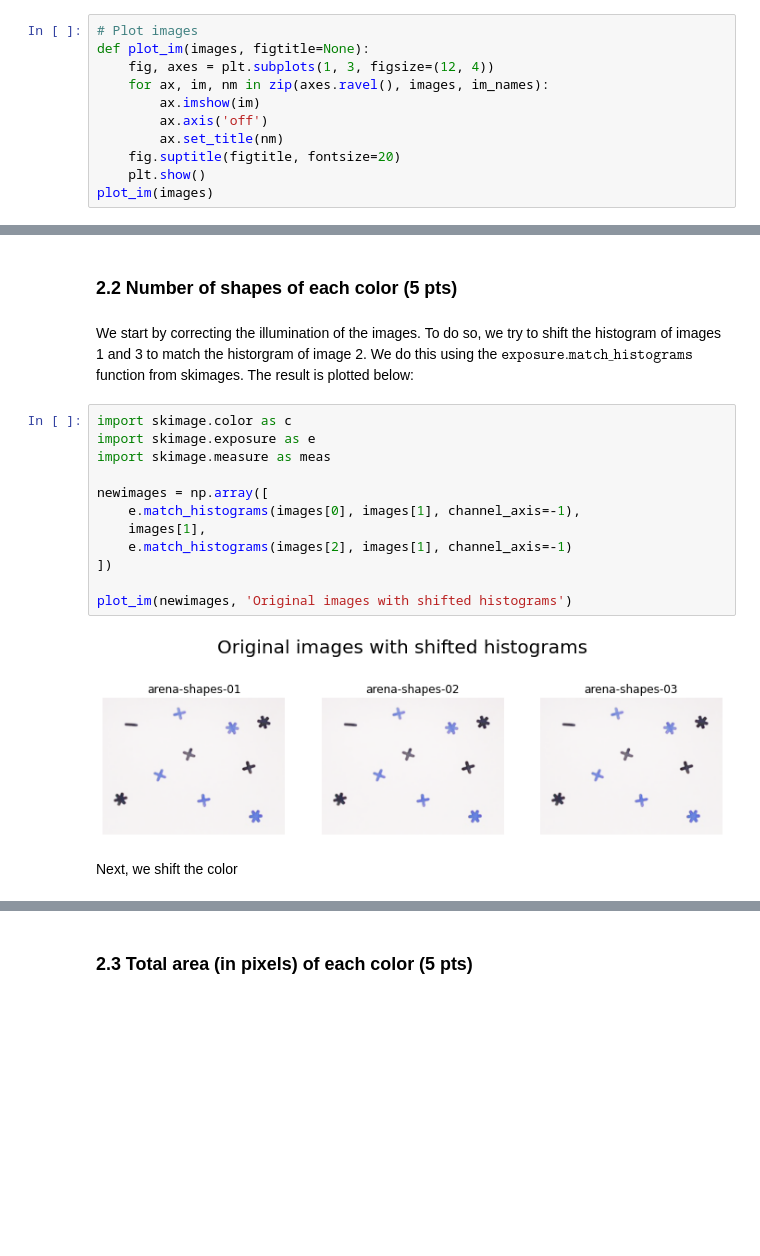
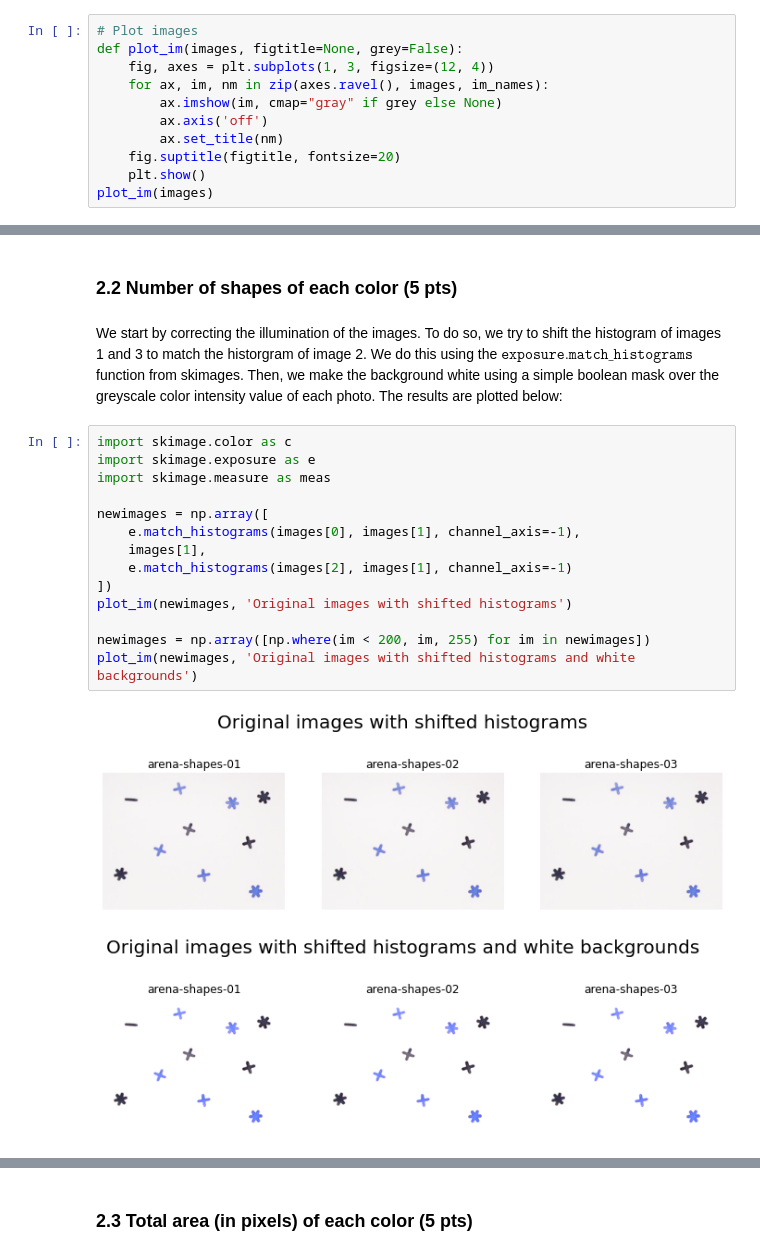
Before and after one commit to warhuus/iapr-2022, a Jupyter notebook: lab_01_segmentation.ipynb, the cells around one changed output, grey strips where cells are left out. Drawn from its saved outputs; the diff is of its cells as text; blank space fills up the shorter version.

```diff
--- a/lab_01_segmentation.ipynb
+++ b/lab_01_segmentation.ipynb
@@ -222,10 +222,10 @@ Image size: 480, 640
 Number of color channels:  3
 # %%
 # Plot images
-def plot_im(images, figtitle=None):
+def plot_im(images, figtitle=None, grey=False):
     fig, axes = plt.subplots(1, 3, figsize=(12, 4))
     for ax, im, nm in zip(axes.ravel(), images, im_names):
-        ax.imshow(im)
+        ax.imshow(im, cmap="gray" if grey else None)
         ax.axis('off')
         ax.set_title(nm)
     fig.suptitle(figtitle, fontsize=20)
@@ -236,20 +236,21 @@ plot_im(images)
 # %% [markdown]
 ### 2.2 Number of shapes of each color (5 pts)
 # %% [markdown]
-We start by correcting the illumination of the images. To do so, we try to shift the histogram of images 1 and 3 to match the historgram of image 2. We do this using the $\texttt{exposure.match_histograms}$ function from skimages. The result is plotted below:
+We start by correcting the illumination of the images. To do so, we try to shift the histogram of images 1 and 3 to match the historgram of image 2. We do this using the $\texttt{exposure.match_histograms}$ function from skimages. Then, we make the background white using a simple boolean mask over the greyscale color intensity value of each photo. The results are plotted below:
 # %%
 import skimage.color as c
 import skimage.exposure as e
 import skimage.measure as meas
 
 newimages = np.array([
     e.match_histograms(images[0], images[1], channel_axis=-1),
     images[1],
     e.match_histograms(images[2], images[1], channel_axis=-1)
 ])
+plot_im(newimages, 'Original images with shifted histograms')
 
-plot_im(newimages, 'Original images with shifted histograms')
+newimages = np.array([np.where(im < 200, im, 255) for im in newimages])
+plot_im(newimages, 'Original images with shifted histograms and white backgrounds')
 # %% [output]
 [figure]
+[figure, added]
-# %% [markdown]
-Next, we shift the color
```
Also changed, not shown: parts of 12 cells of this notebook, 8 other files.
